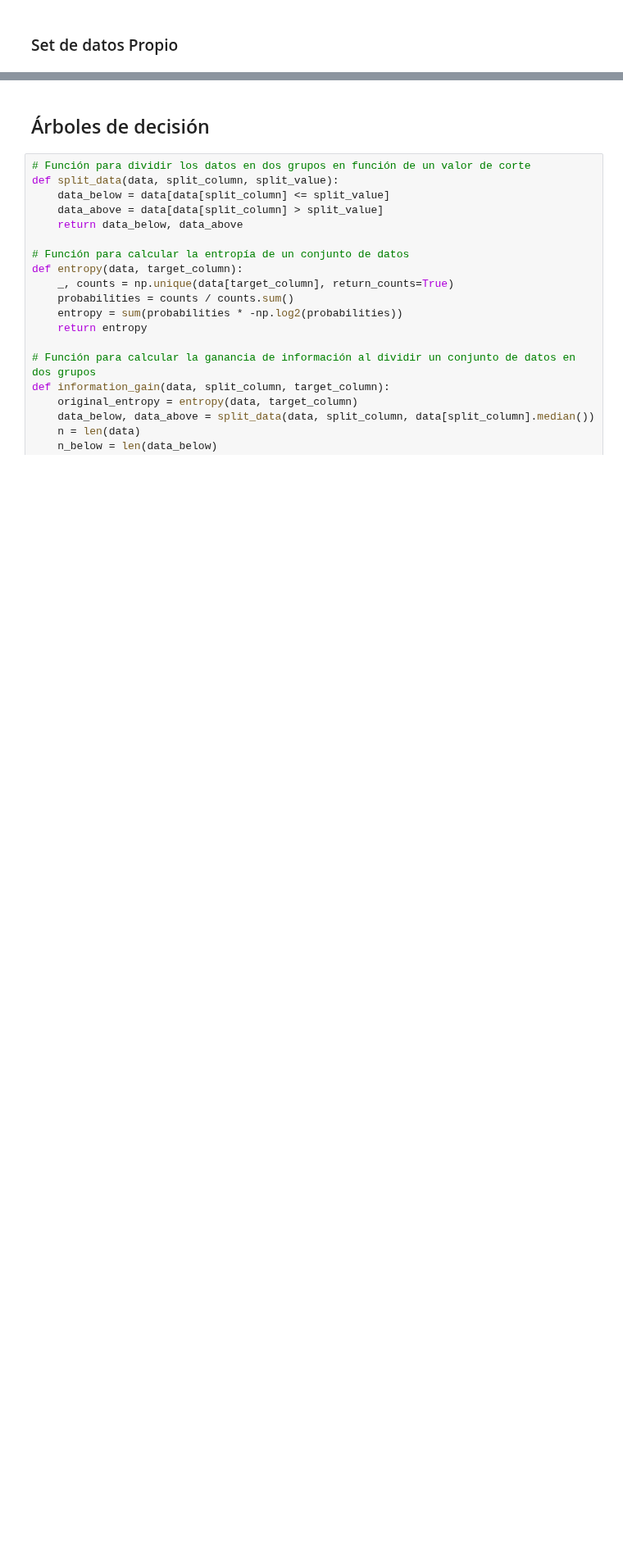
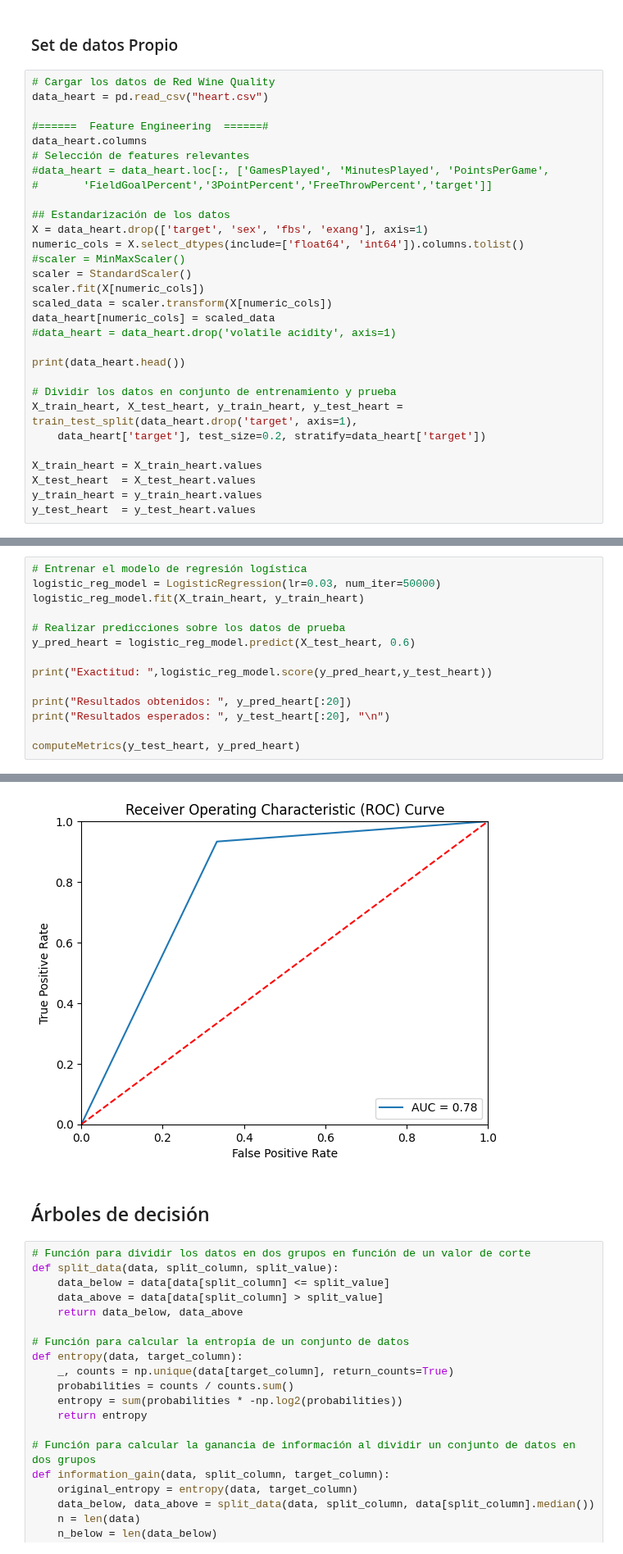
Before and after one commit to JulianCamacho/CE-5506-Reconocimiento-de-Patrones, a Jupyter notebook: Proyecto1/Proyecto1.ipynb, the cells around one changed output, grey strips where cells are left out. Shown at 82% size. Drawn from its saved outputs; the diff is of its cells as text; blank space fills up the shorter version.

Commit message:
Se agrega set de datos propio

```diff
--- a/Proyecto1/Proyecto1.ipynb
+++ b/Proyecto1/Proyecto1.ipynb
@@ -265,3 +265,33 @@ AUC:  0.8
 [figure]
 # %% [markdown]
 ### Set de datos Propio
+# %%
+# Cargar los datos de Red Wine Quality
+data_heart = pd.read_csv("heart.csv")
+
+#======  Feature Engineering  ======#
+data_heart.columns
+# Selección de features relevantes
+#data_heart = data_heart.loc[:, ['GamesPlayed', 'MinutesPlayed', 'PointsPerGame',
+#       'FieldGoalPercent','3PointPercent','FreeThrowPercent','target']]
+
+## Estandarización de los datos
+X = data_heart.drop(['target', 'sex', 'fbs', 'exang'], axis=1)
+numeric_cols = X.select_dtypes(include=['float64', 'int64']).columns.tolist()
+#scaler = MinMaxScaler()
+scaler = StandardScaler()
+scaler.fit(X[numeric_cols])
+scaled_data = scaler.transform(X[numeric_cols])
+data_heart[numeric_cols] = scaled_data
+#data_heart = data_heart.drop('volatile acidity', axis=1)
+
+print(data_heart.head())
+
+# Dividir los datos en conjunto de entrenamiento y prueba
+X_train_heart, X_test_heart, y_train_heart, y_test_heart = train_test_split(data_heart.drop('target', axis=1),
+    data_heart['target'], test_size=0.2, stratify=data_heart['target'])
+
+X_train_heart = X_train_heart.values
+X_test_heart  = X_test_heart.values
+y_train_heart = y_train_heart.values
+y_test_heart  = y_test_heart.values
@@ -267,0 +312,15 @@ AUC:  0.8
+# %%
+# Entrenar el modelo de regresión logística
+logistic_reg_model = LogisticRegression(lr=0.03, num_iter=50000)
+logistic_reg_model.fit(X_train_heart, y_train_heart)
+
+# Realizar predicciones sobre los datos de prueba
+y_pred_heart = logistic_reg_model.predict(X_test_heart, 0.6)
+
+print("Exactitud: ",logistic_reg_model.score(y_pred_heart,y_test_heart))
+
+print("Resultados obtenidos: ", y_pred_heart[:20])
+print("Resultados esperados: ", y_test_heart[:20], "\n")
+
+computeMetrics(y_test_heart, y_pred_heart)
+# %% [output]
@@ -268,3 +336,4 @@ AUC:  0.8
+[figure, added]
 # %% [markdown]
 ## Árboles de decisión
 # %%
```
Also changed, not shown: parts of 12 cells of this notebook, 2 other files.
